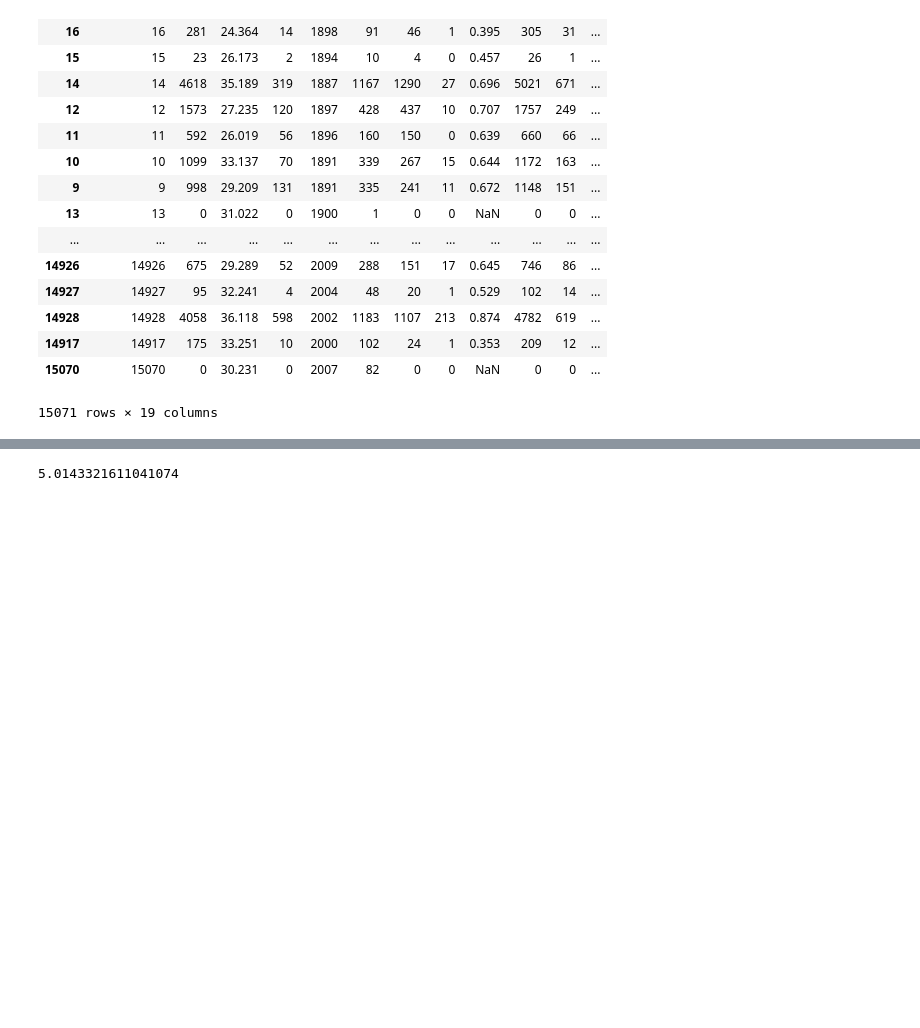
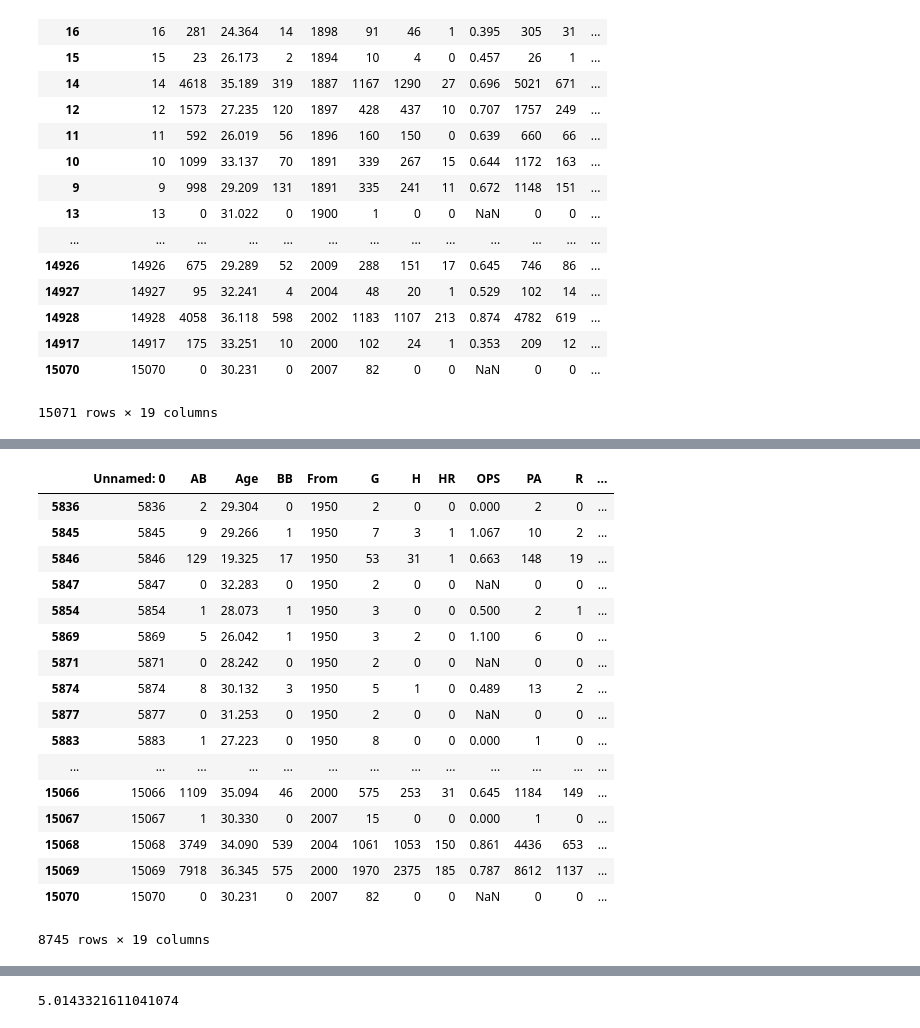
Before and after one commit to JulienAssouline/data-studios-projects, a Jupyter notebook: code/Baseball_life/Baseball life analysis.ipynb, the cells around one changed output, grey strips where cells are left out. Drawn from its saved outputs; the diff is of its cells as text; code cells hidden in the pictures; blank space fills up the shorter version.

```diff
--- a/code/Baseball_life/Baseball life analysis.ipynb
+++ b/code/Baseball_life/Baseball life analysis.ipynb
@@ -63,0 +73,21 @@ Baseball_careers_1999 = Baseball_careers[Baseball_careers["From"] > 1999]
+# %%
+Baseball_careers = Baseball_careers[Baseball_careers["From"] > 1949]
+# %% [output]
+|  | Unnamed: 0 | AB | Age | BB | From | G | H | HR | OPS | PA | R | ... |
+| 5836 | 5836 | 2 | 29.304 | 0 | 1950 | 2 | 0 | 0 | 0.000 | 2 | 0 | ... |
+| 5845 | 5845 | 9 | 29.266 | 1 | 1950 | 7 | 3 | 1 | 1.067 | 10 | 2 | ... |
+| 5846 | 5846 | 129 | 19.325 | 17 | 1950 | 53 | 31 | 1 | 0.663 | 148 | 19 | ... |
+| 5847 | 5847 | 0 | 32.283 | 0 | 1950 | 2 | 0 | 0 | NaN | 0 | 0 | ... |
+| 5854 | 5854 | 1 | 28.073 | 1 | 1950 | 3 | 0 | 0 | 0.500 | 2 | 1 | ... |
+| 5869 | 5869 | 5 | 26.042 | 1 | 1950 | 3 | 2 | 0 | 1.100 | 6 | 0 | ... |
+| 5871 | 5871 | 0 | 28.242 | 0 | 1950 | 2 | 0 | 0 | NaN | 0 | 0 | ... |
+| 5874 | 5874 | 8 | 30.132 | 3 | 1950 | 5 | 1 | 0 | 0.489 | 13 | 2 | ... |
+| 5877 | 5877 | 0 | 31.253 | 0 | 1950 | 2 | 0 | 0 | NaN | 0 | 0 | ... |
+| 5883 | 5883 | 1 | 27.223 | 0 | 1950 | 8 | 0 | 0 | 0.000 | 1 | 0 | ... |
+| ... | ... | ... | ... | ... | ... | ... | ... | ... | ... | ... | ... | ... |
+| 15066 | 15066 | 1109 | 35.094 | 46 | 2000 | 575 | 253 | 31 | 0.645 | 1184 | 149 | ... |
+| 15067 | 15067 | 1 | 30.330 | 0 | 2007 | 15 | 0 | 0 | 0.000 | 1 | 0 | ... |
+| 15068 | 15068 | 3749 | 34.090 | 539 | 2004 | 1061 | 1053 | 150 | 0.861 | 4436 | 653 | ... |
+| 15069 | 15069 | 7918 | 36.345 | 575 | 2000 | 1970 | 2375 | 185 | 0.787 | 8612 | 1137 | ... |
+| 15070 | 15070 | 0 | 30.231 | 0 | 2007 | 82 | 0 | 0 | NaN | 0 | 0 | ... |
+8745 rows × 19 columns
```
Also changed, not shown: parts of 8 cells of this notebook, 5 other files.
